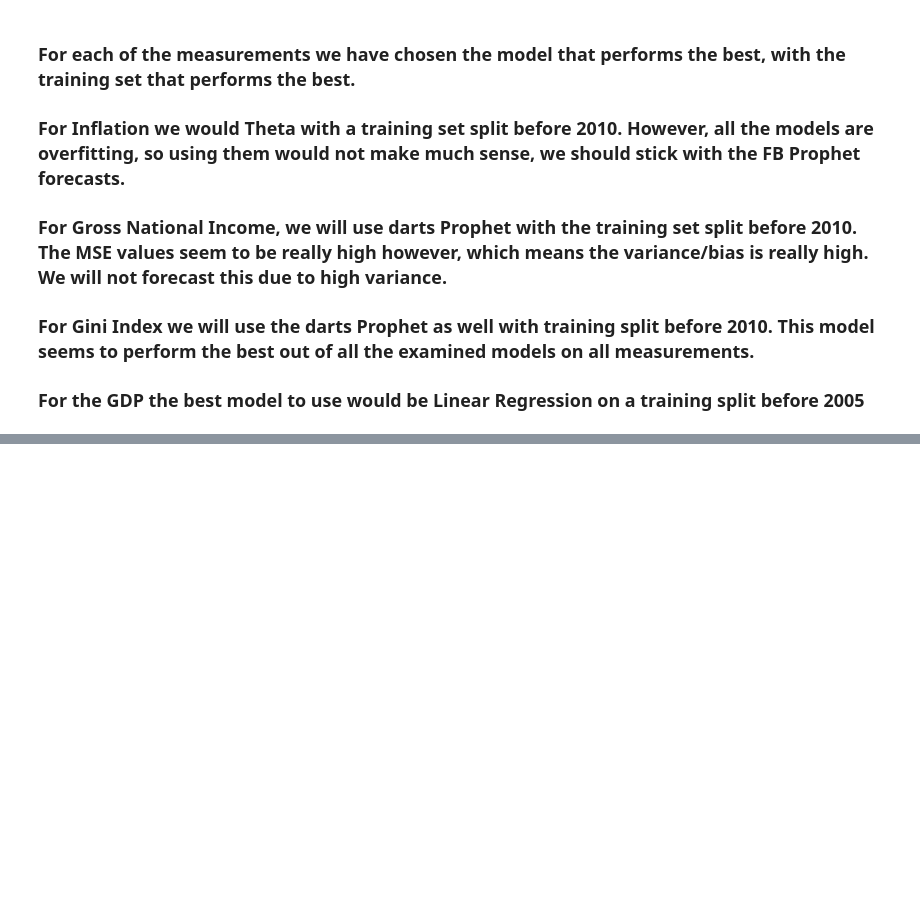
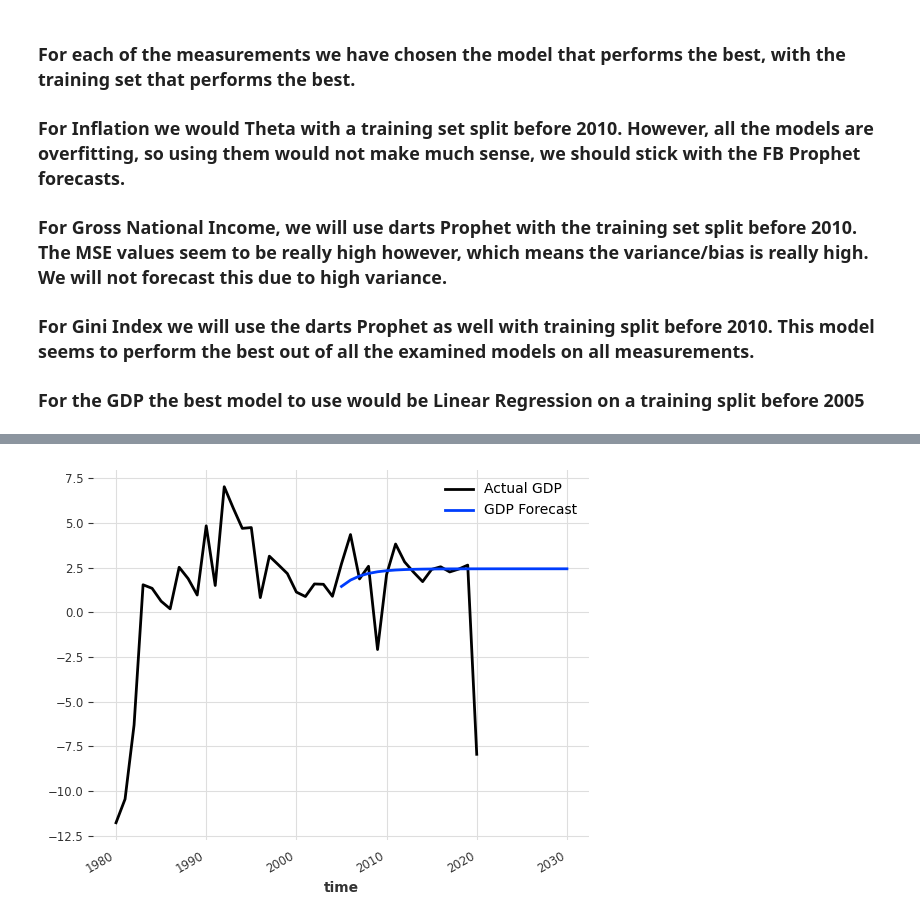
Before and after one commit to talibkateeb/El-Salvador-Financial-Study, a Jupyter notebook: ELSL_Financial_Study.ipynb, the cells around one changed output, grey strips where cells are left out. Drawn from its saved outputs; the diff is of its cells as text; code cells hidden in the pictures; blank space fills up the shorter version.

```diff
--- a/ELSL_Financial_Study.ipynb
+++ b/ELSL_Financial_Study.ipynb
@@ -456,0 +482,14 @@ model FFT(nr_freqs_to_keep=10, trend=None) obtains MSE: 43.41%
+# %%
+# GDP Forecasts
+# Create training set that was chosen by best performance
+train, val = dart_gdp.split_before(pd.Timestamp('20050101'))
+gdp_lr_model = LinearRegressionModel(1)
+gdp_lr_model.fit(train)
+gdp_prediction = gdp_lr_model.predict((len(val)+10))
+# %%
+dart_gdp.plot(label="Actual GDP")
+gdp_prediction.plot(label="GDP Forecast")
+plt.legend()
+plt.show()
+# %% [output]
+[figure, added]
```
Also changed, not shown: parts of 17 cells of this notebook, 4 other files.
